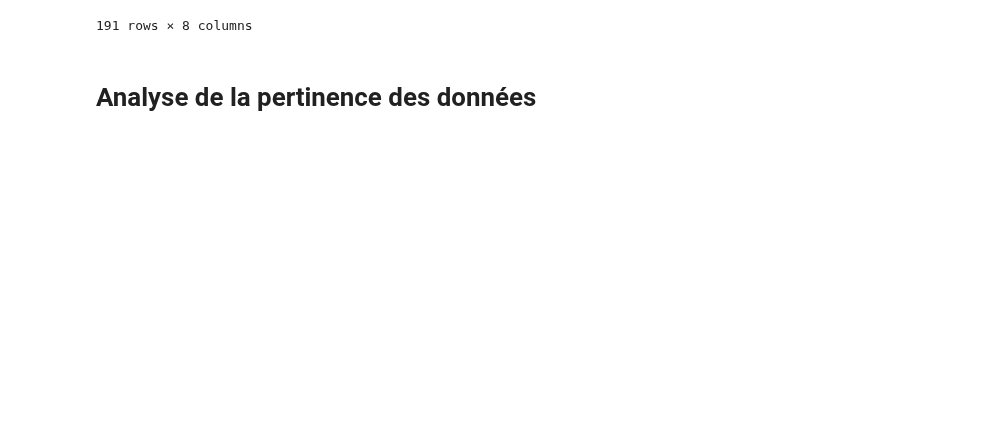
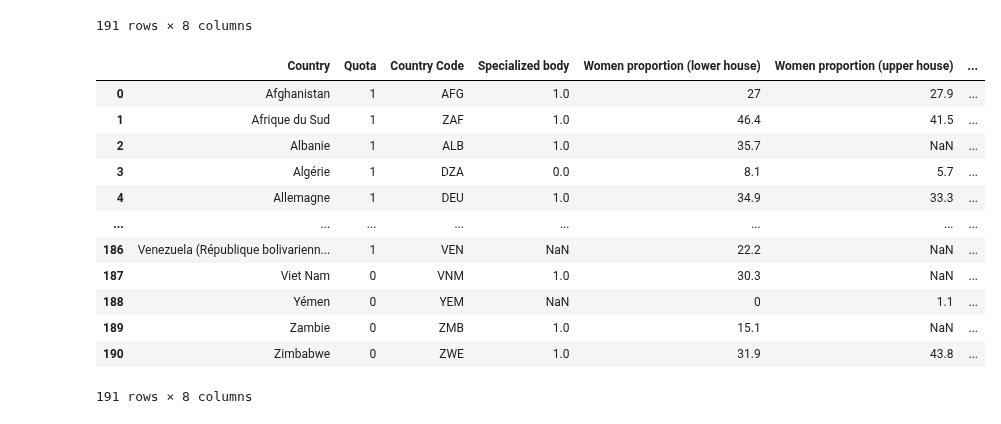
Before and after one commit to cmllbll/Gender-Inequalities-and-Development, a Jupyter notebook: Base_représentation_politique.ipynb, the cells around one changed output. Saved outputs shown, nothing was run; the diff lists cells and outputs as text; code cells hidden in the pictures; blank space fills up the shorter version.

```diff
--- a/Base_représentation_politique.ipynb
+++ b/Base_représentation_politique.ipynb
@@ -257,7 +257,29 @@ df_rp_gdp
 | 189 | Zambie | Non | ZMB | Oui | 15.1 | - | ... |
 | 190 | Zimbabwe | Non | ZWE | Oui | 31.9 | 43.8 | ... |
 191 rows × 8 columns
+# %%
+def replace_column(df, col_name, L_old_value, L_new_value) :
+    for i in range(len(L_old_value)) :
+        df[col_name] = df[col_name].replace(L_old_value[i], L_new_value[i])
+    return df
+# %%
+replace_column(df_rp_gdp, "Quota", ['Oui', 'Non', "Pas d'information"], [1, 0, np.nan])
+replace_column(df_rp_gdp, "Specialized body", ['Oui', 'Non', "Pas d'information"], [1, 0, np.nan])
+replace_column(df_rp_gdp, "Women proportion (lower house)", ['-'], [np.nan])
+replace_column(df_rp_gdp, "Women proportion (upper house)", ['-'], [np.nan])
+# %% [output]
+|  | Country | Quota | Country Code | Specialized body | Women proportion (lower house) | Women proportion (upper house) | ... |
+| 0 | Afghanistan | 1 | AFG | 1.0 | 27 | 27.9 | ... |
+| 1 | Afrique du Sud | 1 | ZAF | 1.0 | 46.4 | 41.5 | ... |
+| 2 | Albanie | 1 | ALB | 1.0 | 35.7 | NaN | ... |
+| 3 | Algérie | 1 | DZA | 0.0 | 8.1 | 5.7 | ... |
+| 4 | Allemagne | 1 | DEU | 1.0 | 34.9 | 33.3 | ... |
+| ... | ... | ... | ... | ... | ... | ... | ... |
+| 186 | Venezuela (République bolivarienn... | 1 | VEN | NaN | 22.2 | NaN | ... |
+| 187 | Viet Nam | 0 | VNM | 1.0 | 30.3 | NaN | ... |
+| 188 | Yémen | 0 | YEM | NaN | 0 | 1.1 | ... |
+| 189 | Zambie | 0 | ZMB | 1.0 | 15.1 | NaN | ... |
+| 190 | Zimbabwe | 0 | ZWE | 1.0 | 31.9 | 43.8 | ... |
+191 rows × 8 columns
 # %%
 df_rp_gdp.to_csv(r'C:/Users/gadole/Documents/cours/Ensae/2A/python/projet/RP/donnees_representation_pol.csv')
-# %% [markdown]
-# Analyse de la pertinence des données
```
Also changed, not shown: parts of 6 cells of this notebook.
